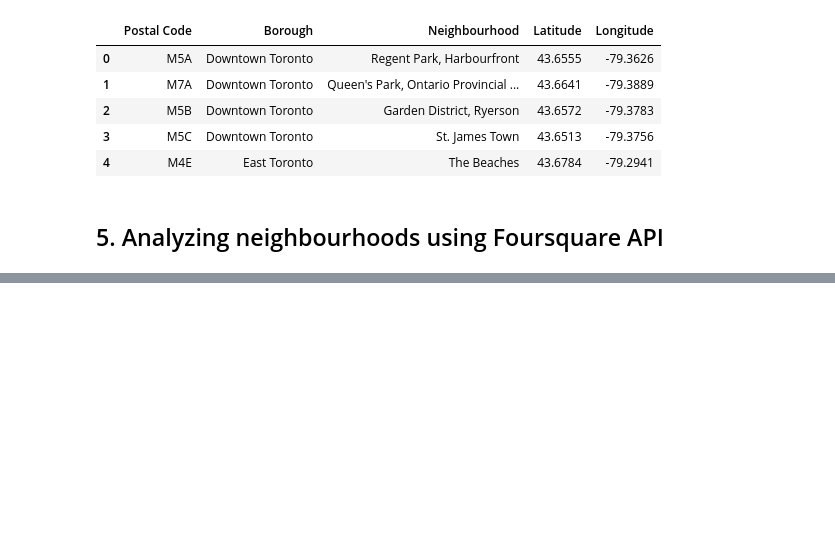
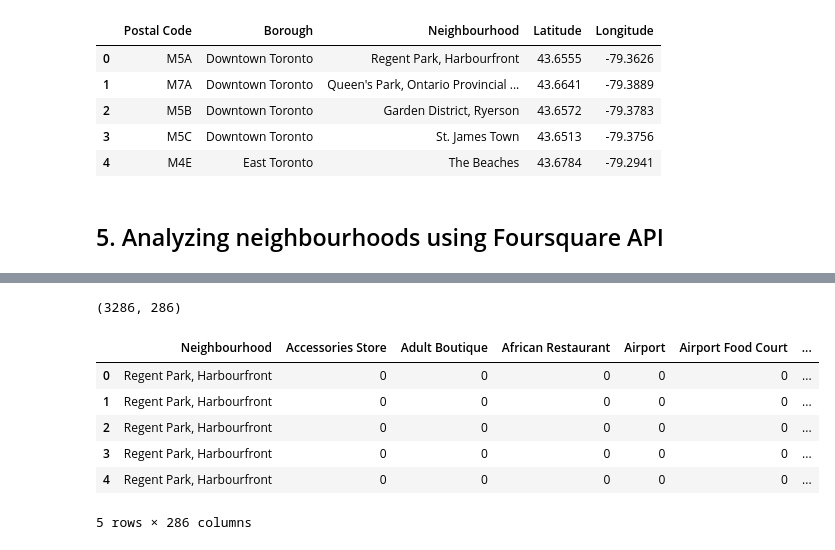
Before and after one commit to sinhars/Coursera_Capstone, a Jupyter notebook: capstone_project_week3.ipynb, the cells around one changed output, grey strips where cells are left out. Drawn from its saved outputs; the diff is of its cells as text; code cells hidden in the pictures; blank space fills up the shorter version.

```diff
--- a/capstone_project_week3.ipynb
+++ b/capstone_project_week3.ipynb
@@ -147,0 +265,14 @@ LIMIT = 30
+# %%
+venuesOnehot = pd.get_dummies(allVenues[["Category"]], prefix="", prefix_sep="")
+venuesOnehot.insert(loc=0, column="Neighbourhood", value=allVenues["Neighbourhood"])
+print(venuesOnehot.shape)
+venuesOnehot.head()
+# %% [output]
+(3286, 286)
+|  | Neighbourhood | Accessories Store | Adult Boutique | African Restaurant | Airport | Airport Food Court | ... |
+| 0 | Regent Park, Harbourfront | 0 | 0 | 0 | 0 | 0 | ... |
+| 1 | Regent Park, Harbourfront | 0 | 0 | 0 | 0 | 0 | ... |
+| 2 | Regent Park, Harbourfront | 0 | 0 | 0 | 0 | 0 | ... |
+| 3 | Regent Park, Harbourfront | 0 | 0 | 0 | 0 | 0 | ... |
+| 4 | Regent Park, Harbourfront | 0 | 0 | 0 | 0 | 0 | ... |
+5 rows × 286 columns
```
Also changed, not shown: parts of 23 cells of this notebook.
